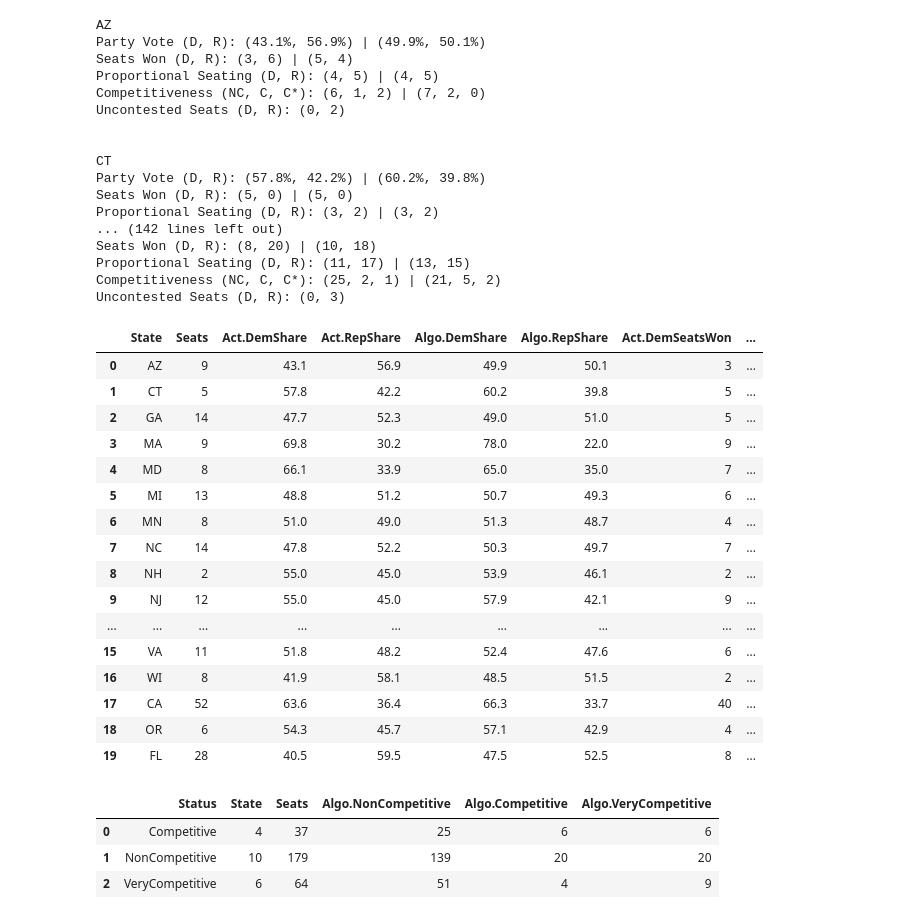
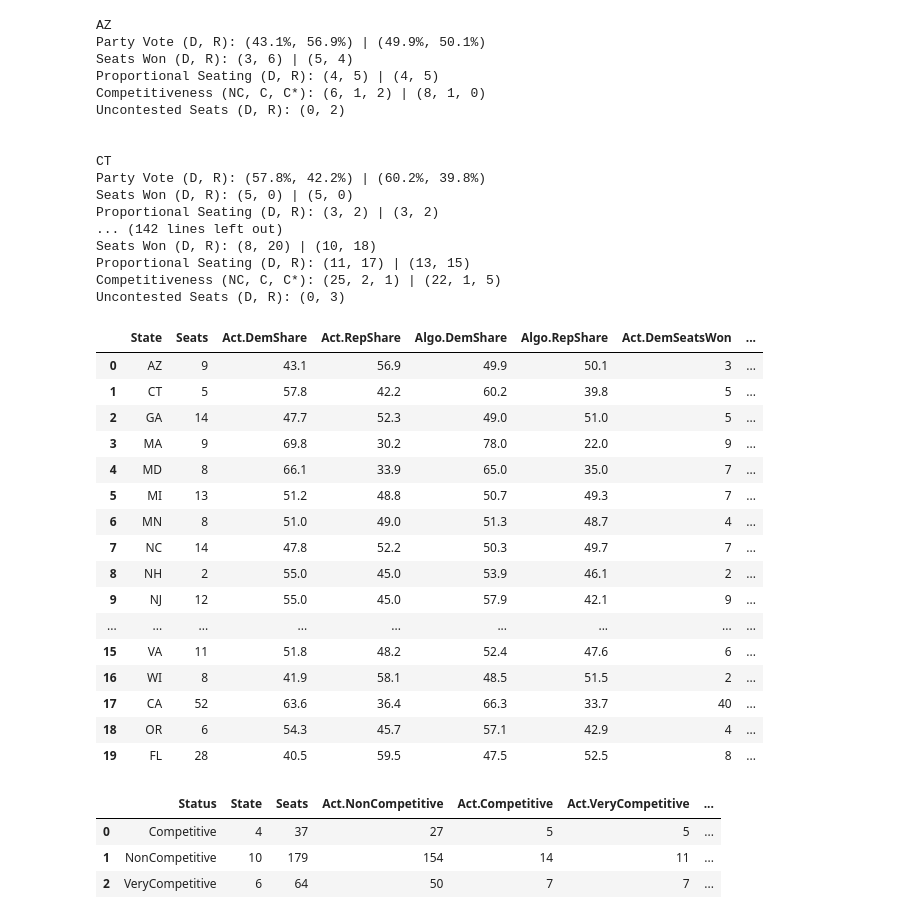
Before and after one commit to yagnesh7/clock-hand-redistricting, a Jupyter notebook: moving-knife/results_analysis.ipynb, the cells around one changed output. Drawn from its saved outputs; the diff is of its cells as text; code cells hidden in the pictures.

```diff
--- a/moving-knife/results_analysis.ipynb
+++ b/moving-knife/results_analysis.ipynb
@@ -19,5 +21,7 @@ run = "moving_knife" # "original_scorer_2020"
 # %%
 records = []
+algo_dems = []
+act_dems = []
 
 for state in states:
     print("\n")
@@ -76,6 +80,10 @@ for state in states:
     uncontested_dem_seats = state_results.loc[(state_results['dem_share'] == 1)].shape[0]
     print(f"Uncontested Seats (D, R): ({uncontested_dem_seats}, {uncontested_rep_seats})")
 
+    algo_dems.extend(algo_df['Dem_PCT'].tolist())
+    act_dems.extend(state_results['dem_share'].tolist())
+
+
     records.append({
         "State": state,
         "Seats": n_districts,
@@ -84,7 +92,7 @@ for state in states:
         "Algo.DemShare": algo_pv,
         "Algo.RepShare": 100-algo_pv,
         "Act.DemSeatsWon": actual_seats,
-        "Act.RepSeatsWon": n_districts-algo_seats,
+        "Act.RepSeatsWon": n_districts-actual_seats,
         "Algo.DemSeatsWon": algo_seats,
         "Algo.RepSeatsWon": n_districts-algo_seats,
         "Act.NonCompetitive": actual_non_comp,
@@ -101,7 +109,7 @@ AZ
 Party Vote (D, R): (43.1%, 56.9%) | (49.9%, 50.1%)
 Seats Won (D, R): (3, 6) | (5, 4)
 Proportional Seating (D, R): (4, 5) | (4, 5)
-Competitiveness (NC, C, C*): (6, 1, 2) | (7, 2, 0)
+Competitiveness (NC, C, C*): (6, 1, 2) | (8, 1, 0)
 Uncontested Seats (D, R): (0, 2)
 
 
@@ -112,7 +120,7 @@ Proportional Seating (D, R): (3, 2) | (3, 2)
 ... (142 lines left out)
 Seats Won (D, R): (8, 20) | (10, 18)
 Proportional Seating (D, R): (11, 17) | (13, 15)
-Competitiveness (NC, C, C*): (25, 2, 1) | (21, 5, 2)
+Competitiveness (NC, C, C*): (25, 2, 1) | (22, 1, 5)
 Uncontested Seats (D, R): (0, 3)
 # %%
 results = pd.DataFrame(records)
@@ -124,7 +132,7 @@ results
 | 2 | GA | 14 | 47.7 | 52.3 | 49.0 | 51.0 | 5 | ... |
 | 3 | MA | 9 | 69.8 | 30.2 | 78.0 | 22.0 | 9 | ... |
 | 4 | MD | 8 | 66.1 | 33.9 | 65.0 | 35.0 | 7 | ... |
-| 5 | MI | 13 | 48.8 | 51.2 | 50.7 | 49.3 | 6 | ... |
+| 5 | MI | 13 | 51.2 | 48.8 | 50.7 | 49.3 | 7 | ... |
 | 6 | MN | 8 | 51.0 | 49.0 | 51.3 | 48.7 | 4 | ... |
 | 7 | NC | 14 | 47.8 | 52.2 | 50.3 | 49.7 | 7 | ... |
 | 8 | NH | 2 | 55.0 | 45.0 | 53.9 | 46.1 | 2 | ... |
@@ -137,13 +145,13 @@ results
 | 19 | FL | 28 | 40.5 | 59.5 | 47.5 | 52.5 | 8 | ... |
 # %%
 def competitive_status(x):
-    if x <= 44.9:
+    if x <= 45.0:
         return "NonCompetitive"
-    elif x <= 47.4:
+    elif x <= 47.5:
         return "Competitive"
-    elif x <= 52.6:
+    elif x <= 52.5:
         return "VeryCompetitive"
-    elif x <= 55.1:
+    elif x <= 55.0:
         return "Competitive"
     else:
         return "NonCompetitive"
@@ -151,20 +161,20 @@ results["Status"] = results["Act.DemShare"].apply(competitive_status)
 # %%
 grouped_results = results.groupby("Status").agg({
     "State":"count",
     "Seats": "sum",
-    # "Act.NonCompetitive": "sum",
-    # "Act.Competitive": "sum",
-    # "Act.VeryCompetitive": "sum",
+    "Act.NonCompetitive": "sum",
+    "Act.Competitive": "sum",
+    "Act.VeryCompetitive": "sum",
     "Algo.NonCompetitive": "sum",
     "Algo.Competitive": "sum",
     "Algo.VeryCompetitive": "sum",
     # "Uncontested.DemSeats": "sum",
     # "Uncontested.RepSeats": "sum",
 }).reset_index()
 grouped_results.to_excel(f"final_state_results_grouped_{run}.xlsx")
 grouped_results
 # %% [output]
-|  | Status | State | Seats | Algo.NonCompetitive | Algo.Competitive | Algo.VeryCompetitive |
-| 0 | Competitive | 4 | 37 | 25 | 6 | 6 |
-| 1 | NonCompetitive | 10 | 179 | 139 | 20 | 20 |
-| 2 | VeryCompetitive | 6 | 64 | 51 | 4 | 9 |
+|  | Status | State | Seats | Act.NonCompetitive | Act.Competitive | Act.VeryCompetitive | ... |
+| 0 | Competitive | 4 | 37 | 27 | 5 | 5 | ... |
+| 1 | NonCompetitive | 10 | 179 | 154 | 14 | 11 | ... |
+| 2 | VeryCompetitive | 6 | 64 | 50 | 7 | 7 | ... |
```
Also changed, not shown: parts of 6 cells of this notebook, 9 other files.
